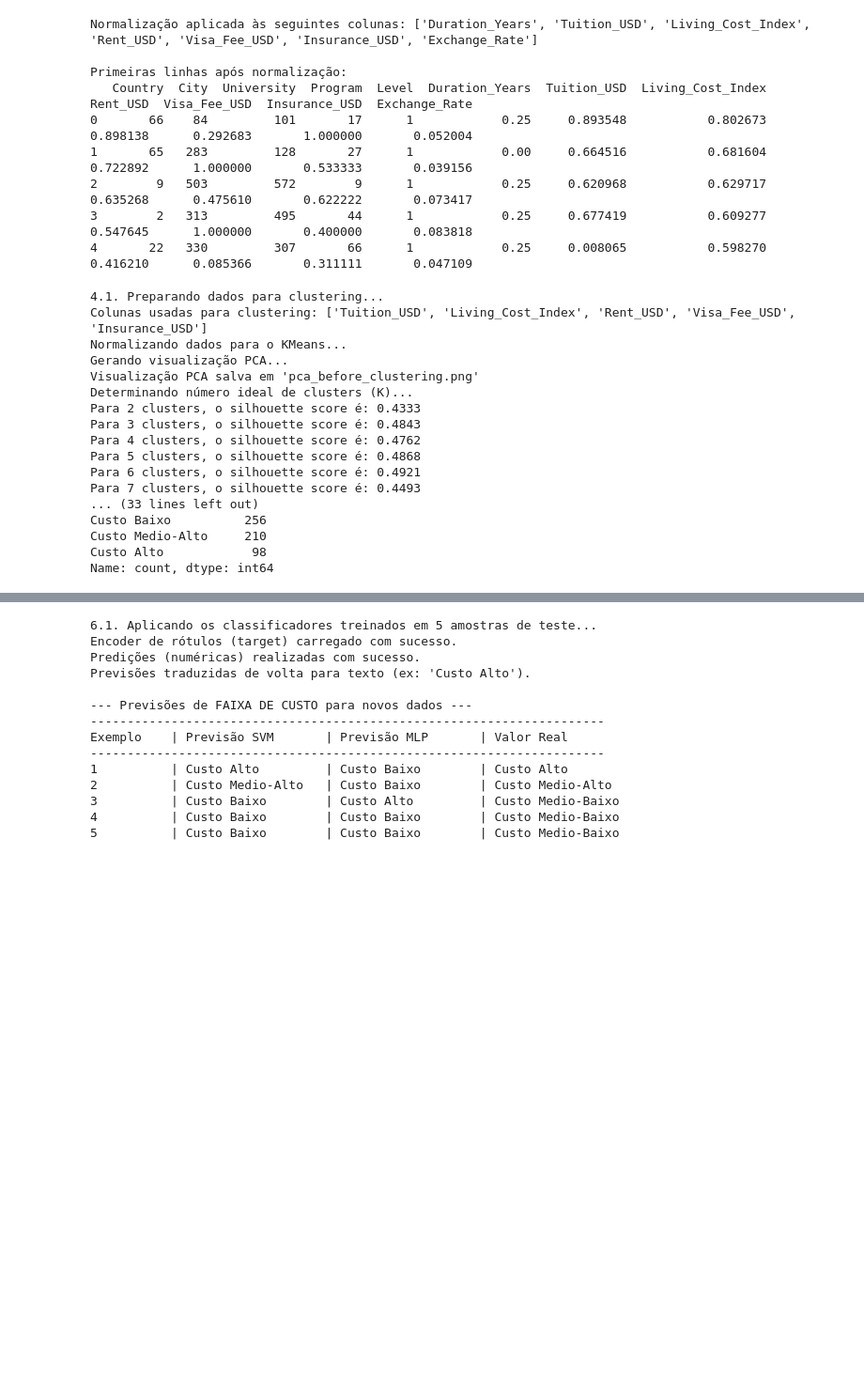
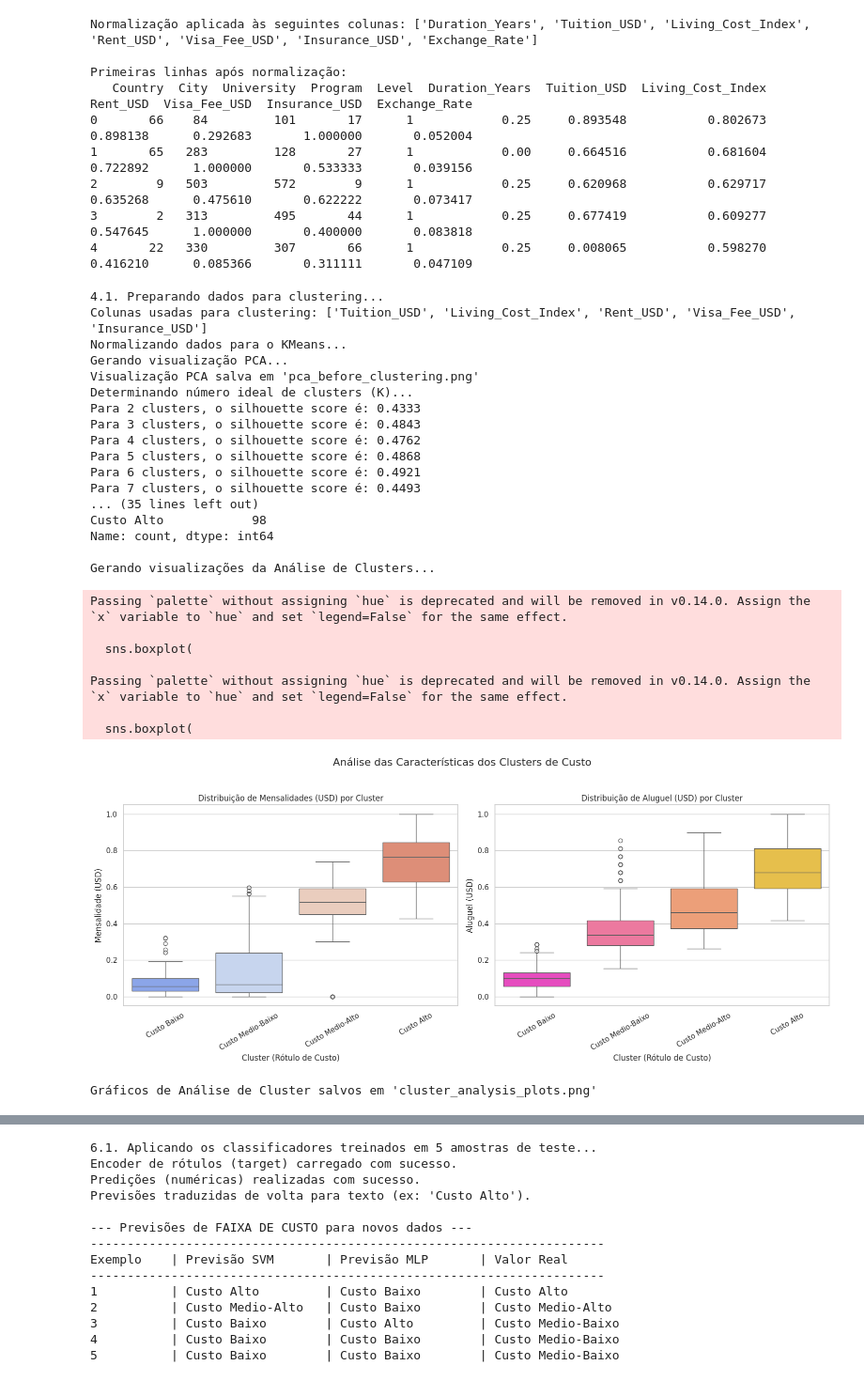
Before and after one commit to JRicLP/Pipeline-ML-ANS, a Jupyter notebook: joao_ricardo_custo_educacional.ipynb, the cells around one changed output, grey strips where cells are left out. Shown: that part at 94% size. Cells and saved outputs as stored; diff of their text form; code cells hidden in the pictures; blank space fills up the shorter version.

```diff
--- a/joao_ricardo_custo_educacional.ipynb
+++ b/joao_ricardo_custo_educacional.ipynb
@@ -316,7 +373,7 @@ print(f"Colunas usadas para clustering: {cluster_columns}")
 
 X_cluster_raw = dataset[cluster_columns].copy()
 
-# Normalização (ESSENCIAL para o KMeans)
+# Normalização
 print("Normalizando dados para o KMeans...")
 scaler_cluster = MinMaxScaler()
 X_cluster_normalized = scaler_cluster.fit_transform(X_cluster_raw)
@@ -355,7 +412,6 @@ for k in range(2, max_clusters + 1):
         silhouette_scores.append(silhouette_avg)
         print(f"Para {k} clusters, o silhouette score é: {silhouette_avg:.4f}")
 
-# (Código de plotagem do cotovelo e silhueta mantido)
 plt.figure(figsize=(12, 5))
 plt.subplot(1, 2, 1)
 plt.plot(range(2, max_clusters + 1), inertia, 'bo-')
@@ -372,7 +428,6 @@ plt.savefig('elbow_method.png')
 plt.close()
 print("Gráfico do método do cotovelo salvo em 'elbow_method.png'")
 
-# --- INÍCIO DA CORREÇÃO (k=4) ---
 # Escolhendo o número de clusters com base no maior silhouette score:
 optimal_k_sugestao = silhouette_scores.index(max(silhouette_scores)) + 2
 print(f"\nNúmero ideal de clusters (sugestão do Silhouette): {optimal_k_sugestao}")
@@ -380,8 +435,6 @@ print(f"\nNúmero ideal de clusters (sugestão do Silhouette): {optimal_k_sugest
 # Substituir pelo valor fixo para melhor interpretação de negócio
 optimal_k = 4
 print(f"SUBSTITUINDO: Usando k={optimal_k} clusters fixos para melhor interpretação.")
-# --- FIM DA CORREÇÃO ---
-
 
 # 4.3. Realizando o clustering com o número ideal de clusters:
 print(f"\n4.3. Realizando clustering com {optimal_k} clusters...")
@@ -391,7 +444,6 @@ clusters = kmeans.fit_predict(X_cluster_normalized)
 dataset['Cluster'] = clusters
 print("Clusters atribuídos ao dataset.")
 
-# (Código de plotagem dos clusters mantido)
 plt.figure(figsize=(12, 10))
 plt.scatter(X_pca[:, 0], X_pca[:, 1], c=clusters, cmap='viridis', alpha=0.8)
 plt.title(f'Visualização dos {optimal_k} Clusters com PCA')
@@ -411,7 +463,7 @@ print("\nMédia das features de CUSTO por cluster (valores originais):")
 print(cluster_analysis.to_string())
 
 
-# 4.5. Rotulando os clusters semanticamente (baseados em Custo)
+# 4.5. Rotulando os clusters semanticamente
 print("\n4.5. Atribuindo rótulos semânticos (baseados em Custo)...")
 
 # Calcular uma pontuação de "custo"
@@ -420,7 +472,7 @@ cluster_analysis['Custo_Total_Medio'] = cluster_analysis['Tuition_USD'] + cluste
 # Ordenar os clusters pelo custo total, do menor para o maior
 sorted_clusters_by_cost = cluster_analysis.sort_values(by='Custo_Total_Medio').index
 
-# Definir rótulos significativos (esta lógica agora será ativada)
+# Definir rótulos significativos
 if optimal_k == 4:
     cost_labels = ['Custo Baixo', 'Custo Medio-Baixo', 'Custo Medio-Alto', 'Custo Alto']
 elif optimal_k == 3:
@@ -431,34 +483,88 @@ else: # Fallback genérico (não deve ser usado agora)
 # Mapear os IDs dos clusters ordenados para os rótulos de custo
 semantic_labels = {}
 for i, cluster_id in enumerate(sorted_clusters_by_cost):
     semantic_labels[cluster_id] = cost_labels[i]
 
 print("\nAtribuição de rótulos de Custo aos clusters:")
 for cluster_id, label in semantic_labels.items():
     print(f"Cluster {cluster_id}: {label}")
 
 # Adicionando os rótulos semânticos ao dataset:
 dataset['Rotulo_Custo'] = dataset['Cluster'].map(semantic_labels)
 
 # Exibindo a distribuição dos rótulos semânticos:
 print("\nDistribuição dos rótulos de custo:")
 print(dataset['Rotulo_Custo'].value_counts())
+
+#Análise dos Clusters
+
+print("\nGerando visualizações da Análise de Clusters...")
+
+cluster_order = ['Custo Baixo', 'Custo Medio-Baixo', 'Custo Medio-Alto', 'Custo Alto']
+
+# Criar uma figura com 2 subplots
+fig, axes = plt.subplots(1, 2, figsize=(16, 7))
+fig.suptitle('Análise das Características dos Clusters de Custo', fontsize=16)
+
+# Mensalidades por Cluster
+sns.boxplot(
+    x='Rotulo_Custo',
+    y='Tuition_USD',
+    data=dataset,
+    ax=axes[0],
+    order=cluster_order,
+    palette='coolwarm'
+)
+axes[0].set_title('Distribuição de Mensalidades (USD) por Cluster')
+axes[0].set_xlabel('Cluster (Rótulo de Custo)')
+axes[0].set_ylabel('Mensalidade (USD)')
+axes[0].tick_params(axis='x', rotation=30)
+
+# Gráfico 2: Aluguel por Cluster
+sns.boxplot(
+    x='Rotulo_Custo',
+    y='Rent_USD',
+    data=dataset,
+    ax=axes[1],
+    order=cluster_order,
+    palette='spring'
+)
+axes[1].set_title('Distribuição de Aluguel (USD) por Cluster')
+axes[1].set_xlabel('Cluster (Rótulo de Custo)')
+axes[1].set_ylabel('Aluguel (USD)')
+axes[1].tick_params(axis='x', rotation=30)
+
+plt.tight_layout(rect=[0, 0.03, 1, 0.95])
+plt.savefig('cluster_analysis_plots.png')
+plt.show()
+plt.close()
+
+print("Gráficos de Análise de Cluster salvos em 'cluster_analysis_plots.png'")
 # %% [output]
 4.1. Preparando dados para clustering...
 Colunas usadas para clustering: ['Tuition_USD', 'Living_Cost_Index', 'Rent_USD', 'Visa_Fee_USD', 'Insurance_USD']
 Normalizando dados para o KMeans...
 Gerando visualização PCA...
 Visualização PCA salva em 'pca_before_clustering.png'
 Determinando número ideal de clusters (K)...
 Para 2 clusters, o silhouette score é: 0.4333
 Para 3 clusters, o silhouette score é: 0.4843
 Para 4 clusters, o silhouette score é: 0.4762
 Para 5 clusters, o silhouette score é: 0.4868
 Para 6 clusters, o silhouette score é: 0.4921
 Para 7 clusters, o silhouette score é: 0.4493
-... (33 lines left out)
-Custo Baixo          256
-Custo Medio-Alto     210
+... (35 lines left out)
 Custo Alto            98
 Name: count, dtype: int64
+
+Gerando visualizações da Análise de Clusters...
+Passing `palette` without assigning `hue` is deprecated and will be removed in v0.14.0. Assign the `x` variable to `hue` and set `legend=False` for the same effect.
+
+  sns.boxplot(
+
+Passing `palette` without assigning `hue` is deprecated and will be removed in v0.14.0. Assign the `x` variable to `hue` and set `legend=False` for the same effect.
+
+  sns.boxplot(
+[figure, added]
+Gráficos de Análise de Cluster salvos em 'cluster_analysis_plots.png'
 # %%
```
Also changed, not shown: parts of 5 cells of this notebook.
